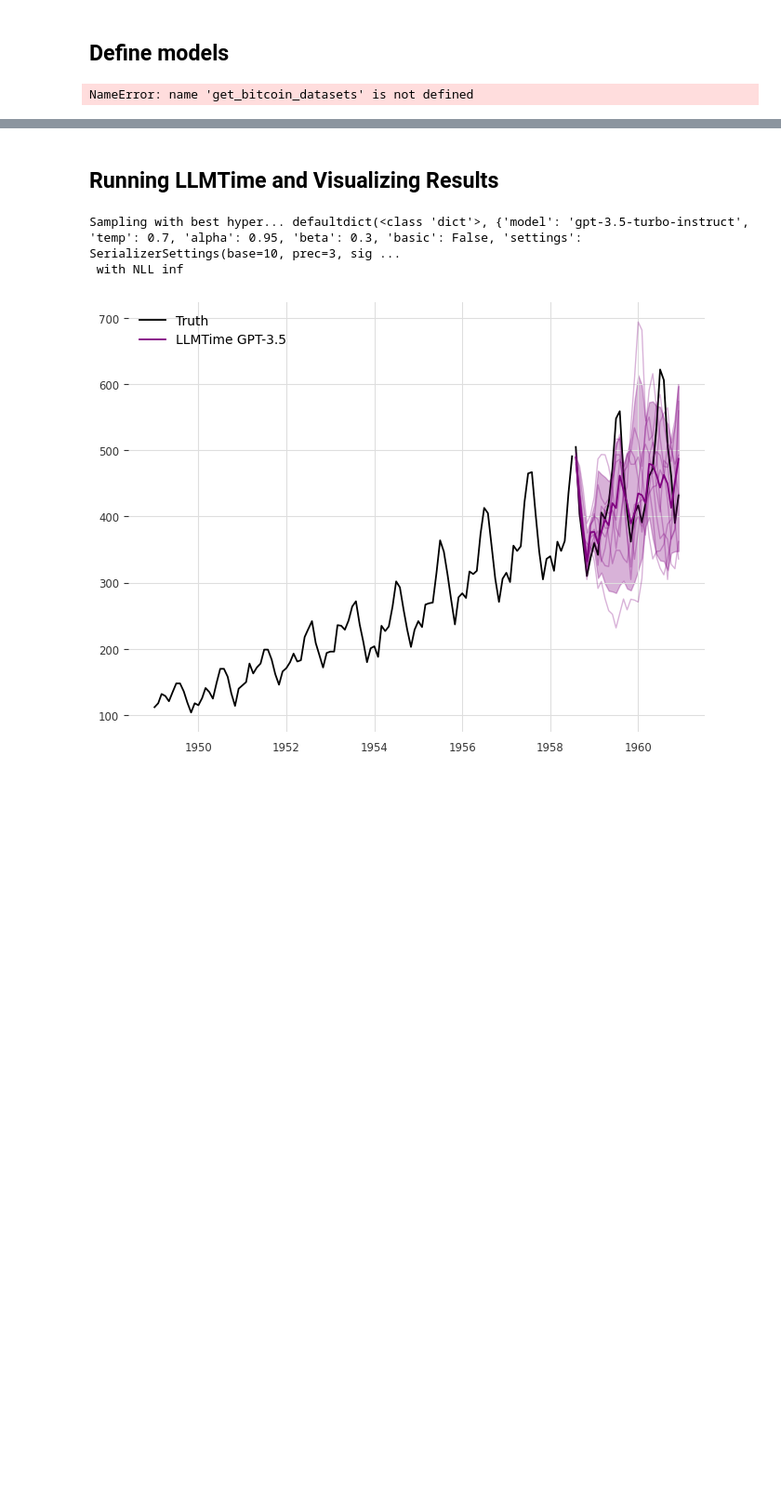
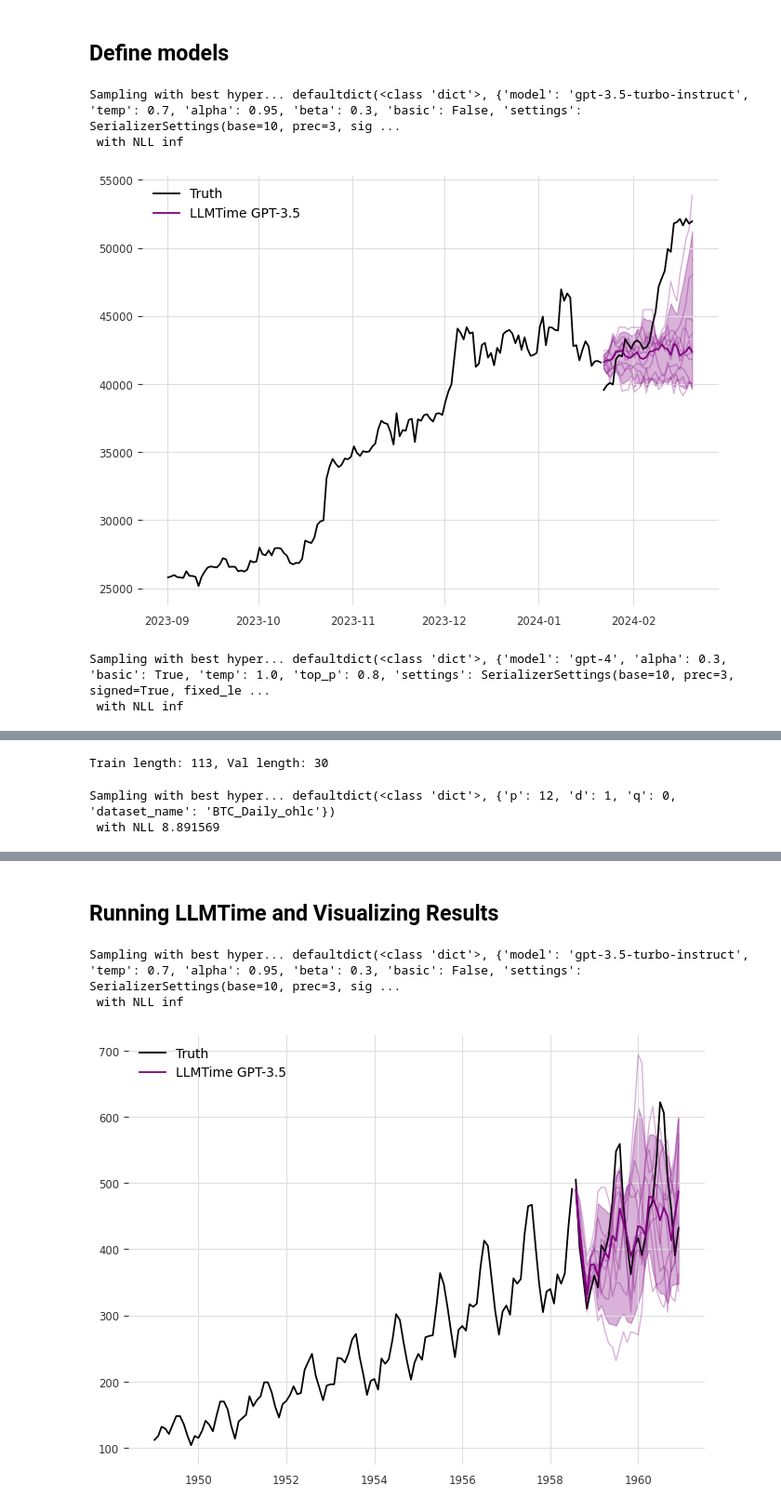
Before and after one commit to ZewiL08/llmtime, a Jupyter notebook: demo.ipynb, the cells around one changed output, grey strips where cells are left out. Shown at 93% size. Drawn from its saved outputs; the diff is of its cells as text; code cells hidden in the pictures; blank space fills up the shorter version.

Commit message:
added bitcoin prediction

```diff
--- a/demo.ipynb
+++ b/demo.ipynb
@@ -96,15 +101,20 @@ model_names = list(model_predict_fns.keys())
 # %%
 datasets = get_bitcoin_datasets()
 ds_name = 'BTC_Daily_ohlc'
 
 data = datasets[ds_name]
+train, test = data # or change to your own data
 out = {}
 for model in model_names: # GPT-4 takes a about a minute to run
     model_hypers[model].update({'dataset_name': ds_name}) # for promptcast
     hypers = list(grid_iter(model_hypers[model]))
     num_samples = 10
     pred_dict = get_autotuned_predictions_data(train, test, hypers, num_samples, model_predict_fns[model], verbose=False, parallel=False)
     out[model] = pred_dict
     plot_preds(train, test, pred_dict, model, show_samples=True)
 # %% [output]
-NameError: name 'get_bitcoin_datasets' is not defined
+Sampling with best hyper... defaultdict(<class 'dict'>, {'model': 'gpt-3.5-turbo-instruct', 'temp': 0.7, 'alpha': 0.95, 'beta': 0.3, 'basic': False, 'settings': SerializerSettings(base=10, prec=3, sig ...
+ with NLL inf
+[figure, added]
+Sampling with best hyper... defaultdict(<class 'dict'>, {'model': 'gpt-4', 'alpha': 0.3, 'basic': True, 'temp': 1.0, 'top_p': 0.8, 'settings': SerializerSettings(base=10, prec=3, signed=True, fixed_le ...
+ with NLL inf
@@ -110,0 +123,3 @@ NameError: name 'get_bitcoin_datasets' is not defined
+Train length: 113, Val length: 30
+Sampling with best hyper... defaultdict(<class 'dict'>, {'p': 12, 'd': 1, 'q': 0, 'dataset_name': 'BTC_Daily_ohlc'})
+ with NLL 8.891569
```
Also changed, not shown: parts of 2 cells of this notebook, 1 other file.
